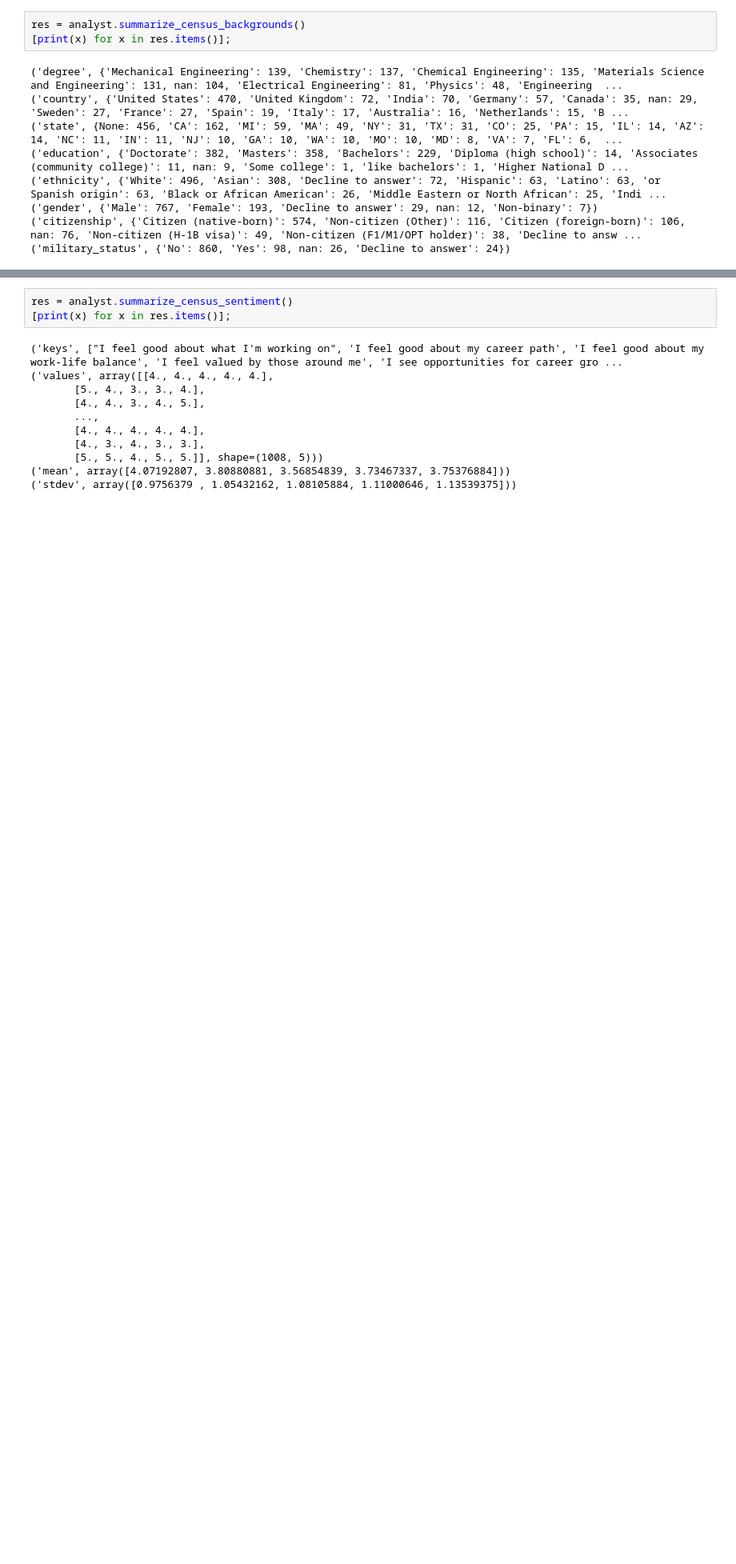
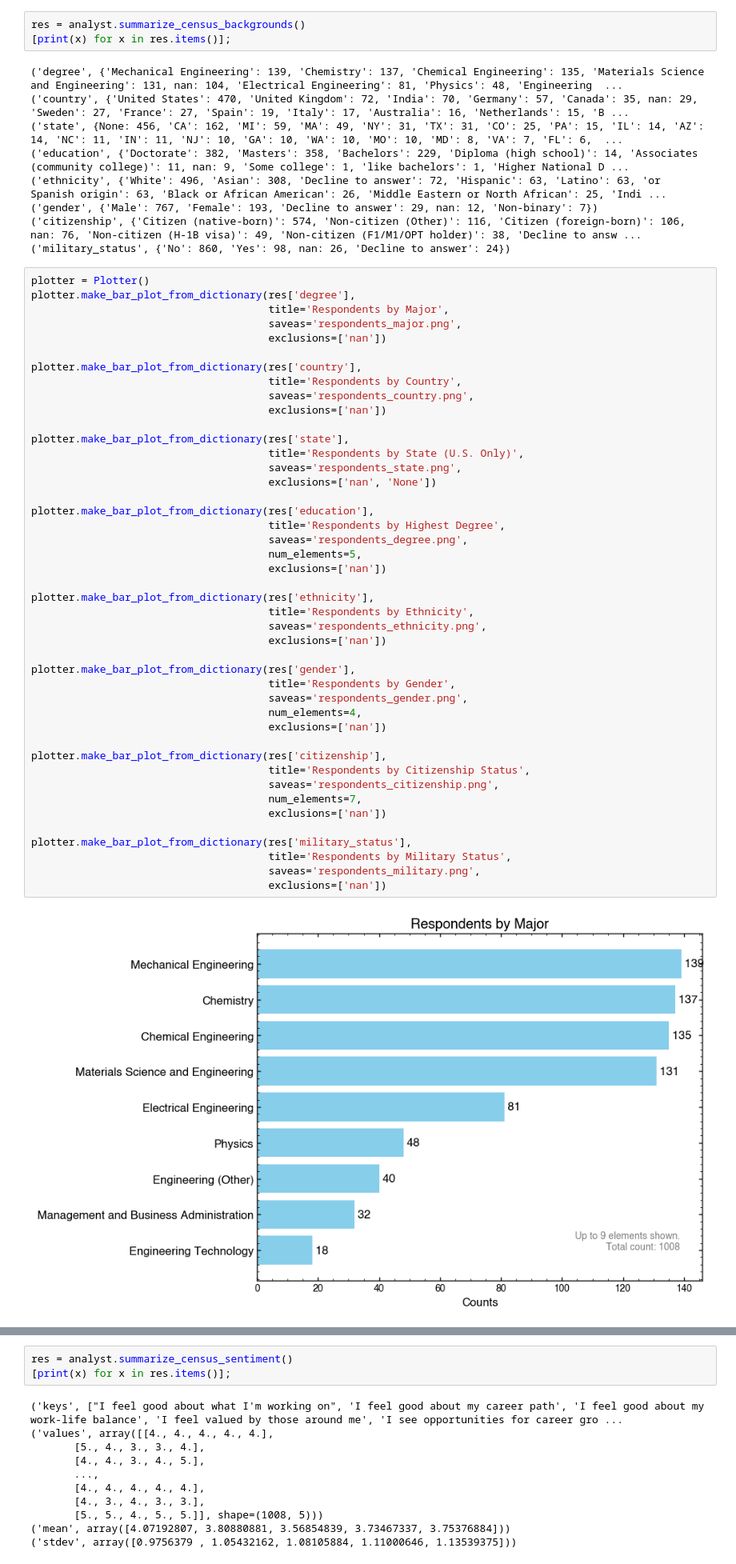
Before and after one commit to wengandrew/battery-talent-census, a Jupyter notebook: notebooks/explore_data.ipynb, the cells around one changed output, grey strips where cells are left out. Shown at 80% size. Drawn from its saved outputs; the diff is of its cells as text; blank space fills up the shorter version.

```diff
--- a/notebooks/explore_data.ipynb
+++ b/notebooks/explore_data.ipynb
@@ -209,3 +212,49 @@ res = analyst.summarize_census_backgrounds()
 ('gender', {'Male': 767, 'Female': 193, 'Decline to answer': 29, nan: 12, 'Non-binary': 7})
 ('citizenship', {'Citizen (native-born)': 574, 'Non-citizen (Other)': 116, 'Citizen (foreign-born)': 106, nan: 76, 'Non-citizen (H-1B visa)': 49, 'Non-citizen (F1/M1/OPT holder)': 38, 'Decline to answ ...
 ('military_status', {'No': 860, 'Yes': 98, nan: 26, 'Decline to answer': 24})
+# %%
+plotter = Plotter()
+plotter.make_bar_plot_from_dictionary(res['degree'],
+                                      title='Respondents by Major',
+                                      saveas='respondents_major.png',
+                                      exclusions=['nan'])
+
+plotter.make_bar_plot_from_dictionary(res['country'],
+                                      title='Respondents by Country',
+                                      saveas='respondents_country.png',
+                                      exclusions=['nan'])
+
+plotter.make_bar_plot_from_dictionary(res['state'],
+                                      title='Respondents by State (U.S. Only)',
+                                      saveas='respondents_state.png',
+                                      exclusions=['nan', 'None'])
+
+plotter.make_bar_plot_from_dictionary(res['education'],
+                                      title='Respondents by Highest Degree',
+                                      saveas='respondents_degree.png',
+                                      num_elements=5,
+                                      exclusions=['nan'])
+
+plotter.make_bar_plot_from_dictionary(res['ethnicity'],
+                                      title='Respondents by Ethnicity',
+                                      saveas='respondents_ethnicity.png',
+                                      exclusions=['nan'])
+
+plotter.make_bar_plot_from_dictionary(res['gender'],
+                                      title='Respondents by Gender',
+                                      saveas='respondents_gender.png',
+                                      num_elements=4,
+                                      exclusions=['nan'])
+
+plotter.make_bar_plot_from_dictionary(res['citizenship'],
+                                      title='Respondents by Citizenship Status',
+                                      saveas='respondents_citizenship.png',
+                                      num_elements=7,
+                                      exclusions=['nan'])
+
+plotter.make_bar_plot_from_dictionary(res['military_status'],
+                                      title='Respondents by Military Status',
+                                      saveas='respondents_military.png',
+                                      exclusions=['nan'])
+# %% [output]
+[figure, added]
```
Also changed, not shown: parts of 6 cells of this notebook, 10 other files.
